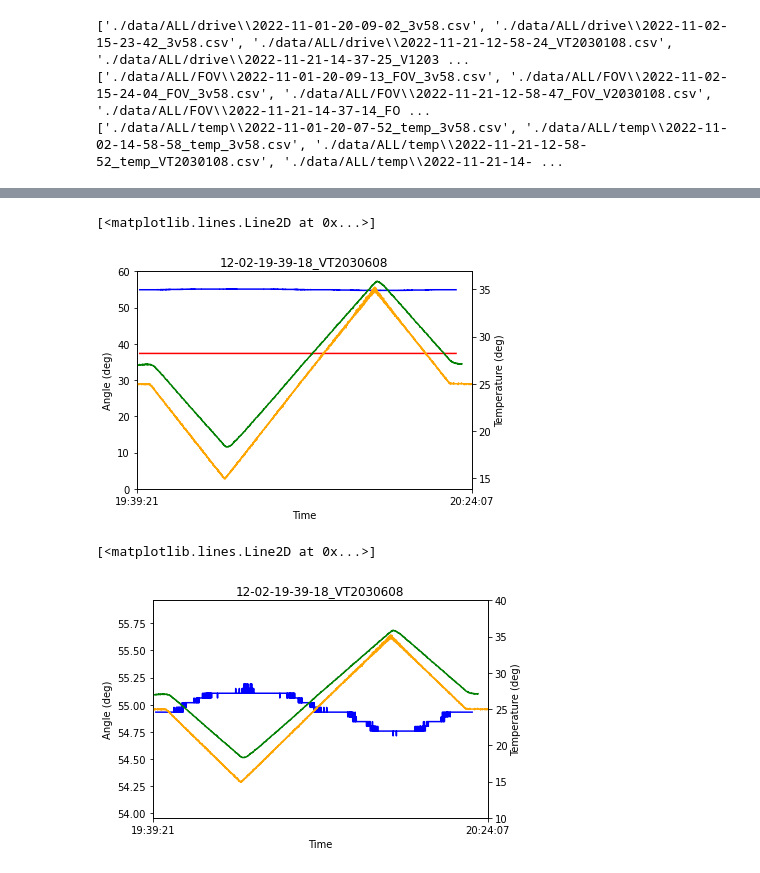
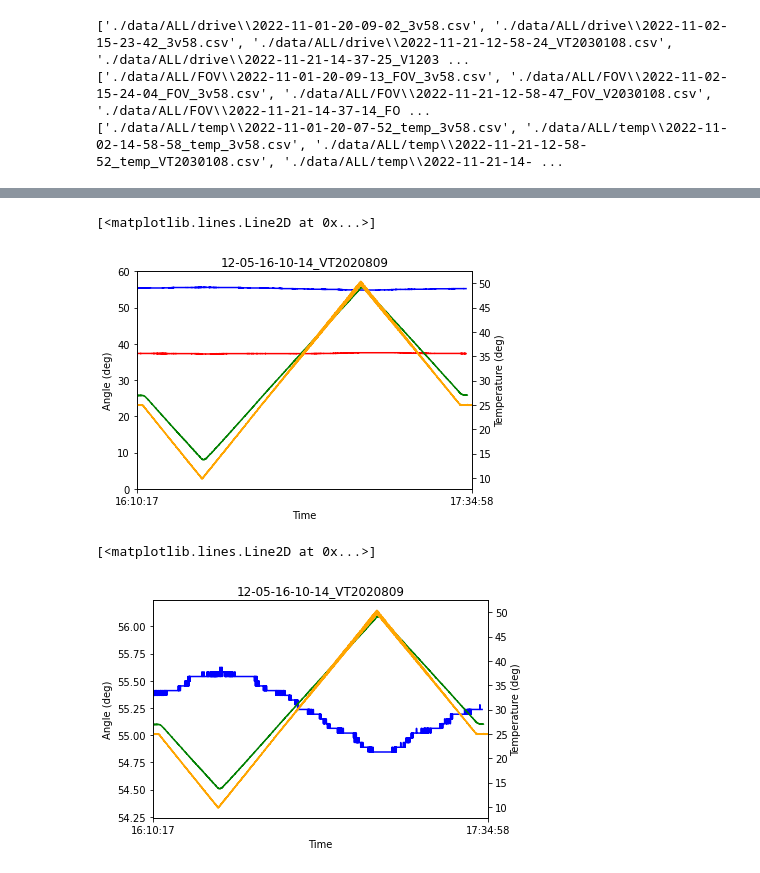
Before and after one commit to shinichirosonoda/Mems_multi_data_viewer, a Jupyter notebook: Display_csv_ALL.ipynb, the cells around one changed output, grey strips where cells are left out. Drawn from its saved outputs; the diff is of its cells as text; code cells hidden in the pictures.

```diff
--- a/Display_csv_ALL.ipynb
+++ b/Display_csv_ALL.ipynb
@@ -22,7 +22,7 @@ print(sample_name1)
 print(sample_name2)
 print(sample_name3)
 
-i, j ,k = 28, 28, 28
+i, j ,k = 33, 33, 33
 # %% [output]
 ['./data/ALL/drive\\2022-11-01-20-09-02_3v58.csv', './data/ALL/drive\\2022-11-02-15-23-42_3v58.csv', './data/ALL/drive\\2022-11-21-12-58-24_VT2030108.csv', './data/ALL/drive\\2022-11-21-14-37-25_V1203 ...
 ['./data/ALL/FOV\\2022-11-01-20-09-13_FOV_3v58.csv', './data/ALL/FOV\\2022-11-02-15-24-04_FOV_3v58.csv', './data/ALL/FOV\\2022-11-21-12-58-47_FOV_V2030108.csv', './data/ALL/FOV\\2022-11-21-14-37-14_FO ...
@@ -103,7 +103,7 @@ ax2.plot(time3, df3["temperature"], color='orange')
 #ax2.plot(time3, df3["set_temperature"]/10, color='b')
 # %% [output]
 [<matplotlib.lines.Line2D at 0x...>]
-[figure, old version]
+[figure, new version]
 # %%
 fig, ax1 = plt.subplots()
 ax2 = ax1.twinx()
@@ -111,35 +111,35 @@ ax2 = ax1.twinx()
 ax1.set_xlabel("Time")
 ax1.set_ylabel("Angle (deg)")
 ax2.set_ylabel("Temperature (deg)")
 plt.title(sample_name)
 
 xmin = time1[0]
 xmax = time3[len(time3)-1]
 
 plt.xlim([xmin,xmax])
 ax1.set_xticks([xmin, xmax])
 ax1.set_xticklabels([xmin.time(), xmax.time()])
 
 ymin = round(np.average(df2["2x"]), 2) - 1
 ymax = round(np.average(df2["2x"]), 2) + 1
 
 ax1.set_ylim(ymin,ymax)
-ax2.set_ylim(10,40)
+#ax2.set_ylim(10,40)
 
 """
 time_reject = np.where(df2["2x"] > 60)
 for t in time_reject[0]:
     df2["2x"][t] = df2["2x"][t+1]
 """
 
 ax1.plot(time2, df2["2x"], color='b')
 #ax1.plot(time2, df2["2y"], color='r')
 ax2.plot(time1, df1["temperature"], color='g')
 ax2.plot(time3, df3["temperature"], color='orange')
 #ax2.plot(time3, df3["set_temperature"], color='b')
 # %% [output]
 [<matplotlib.lines.Line2D at 0x...>]
-[figure, old version]
+[figure, new version]
 # %%
 fig, ax1 = plt.subplots()
 ax2 = ax1.twinx()
```
Also changed, not shown: parts of 11 cells of this notebook, 25 other files.
